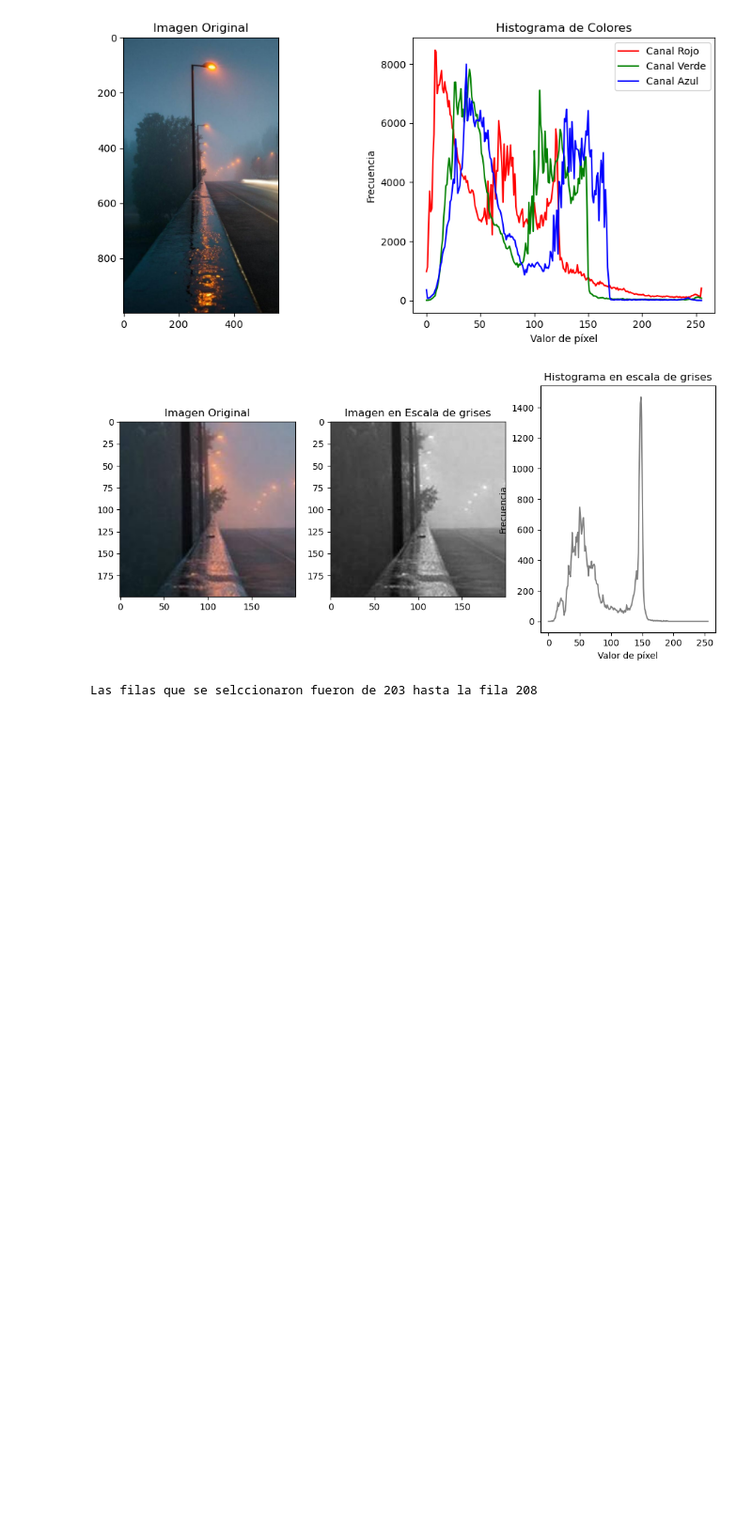
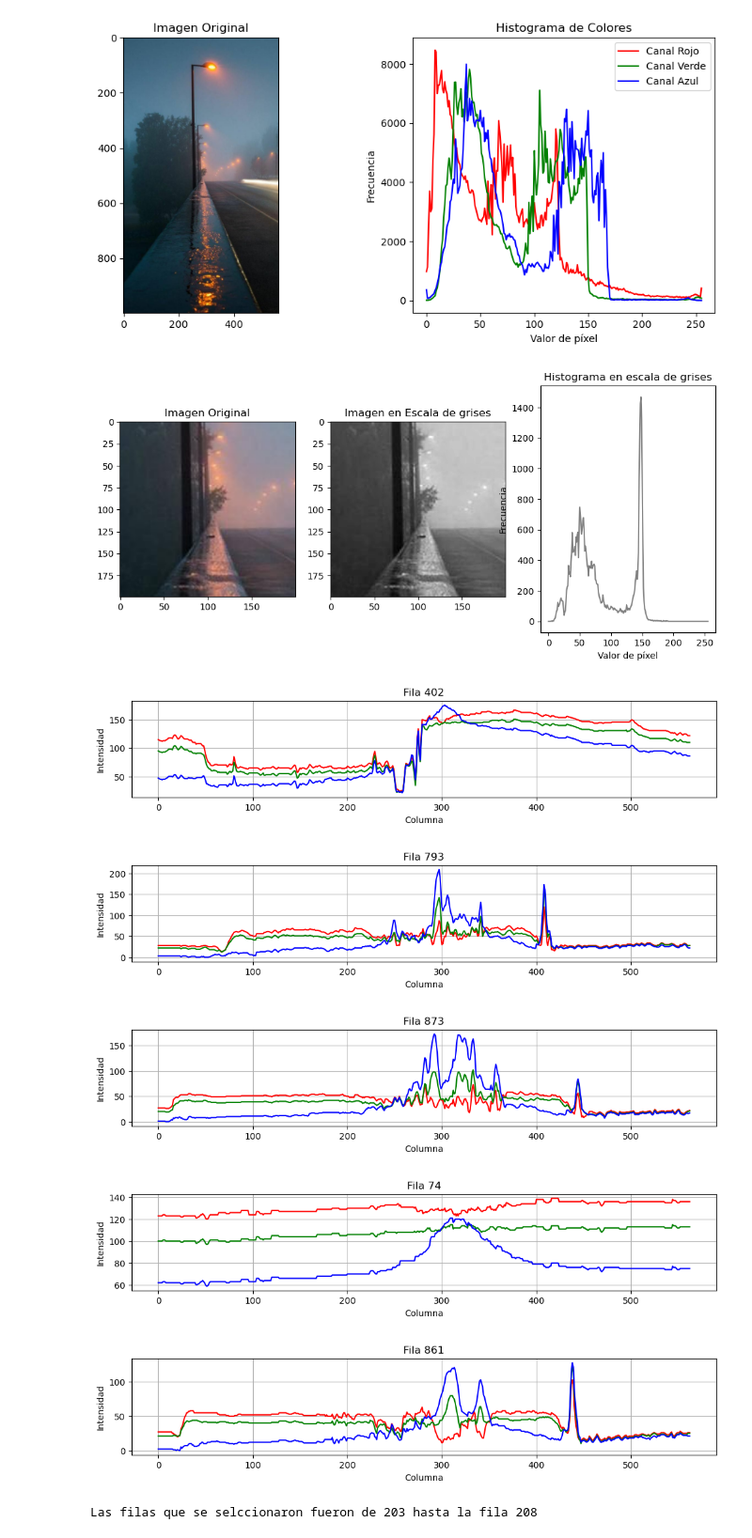
Before and after one commit to Nancy-07/visiona_prac2, a Jupyter notebook: Histograma.ipynb, the cells around one changed output. Shown at 94% size. Cells and saved outputs as stored; diff of their text form; code cells hidden in the pictures; blank space fills up the shorter version.

```diff
--- a/Histograma.ipynb
+++ b/Histograma.ipynb
@@ -87,6 +87,34 @@ ax3.plot(grayHist(imagen_gris), color='gray')
 plt.show()
 # %% [output]
 [figure]
+# %%
+import random
+num_filas, num_columnas, _ = imagen.shape
+
+filas_aleatorias = []
+
+for _ in range(5):
+    fila_aleatoria = random.randint(0, num_filas - 1)
+    filas_aleatorias.append(fila_aleatoria)
+
+for fila in filas_aleatorias:
+    plt.figure(figsize=(12, 2))
+    for canal, color in enumerate(['Red', 'Green', 'Blue']):
+        intensidad = imagen[fila, :, canal]
+        plt.plot(intensidad, color=f'{color}')
+
+    plt.xlabel('Columna')
+    plt.ylabel('Intensidad')
+    plt.title(f'Fila {fila}')
+
+    plt.grid()
+    plt.show()
+# %% [output]
+[figure, added]
+[figure, added]
+[figure, added]
+[figure, added]
+[figure, added]
 # %%
 def histograma(imagen):
 
```
